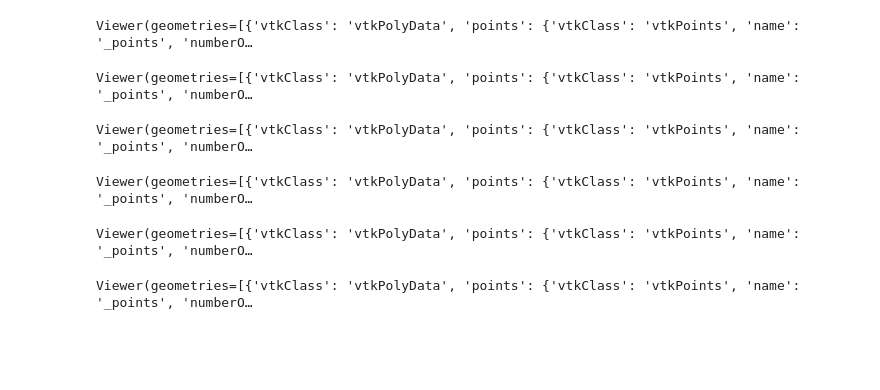
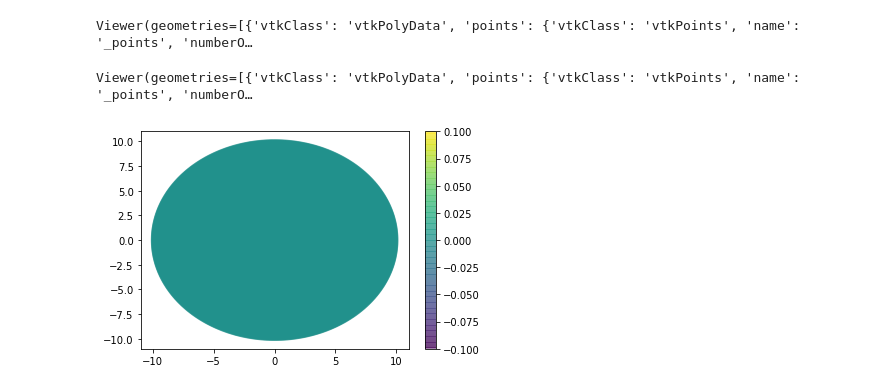
Before and after one commit to dr-kinder/electrodynamics, a Jupyter notebook: Working_Field_Midterm_Project_PHY330.ipynb, the cells around one changed output. Saved outputs shown, nothing was run; the diff lists cells and outputs as text; code cells hidden in the pictures; blank space fills up the shorter version.

```diff
--- a/Working_Field_Midterm_Project_PHY330.ipynb
+++ b/Working_Field_Midterm_Project_PHY330.ipynb
@@ -353,10 +299,7 @@ mesh, subdomains, boundaries = dolfinx.io.gmshio.model_to_mesh(
 gmsh.finalize()
 # %%
 # Plot the entire mesh.
-multiphenicsx.io.plot_mesh(mesh)
+# multiphenicsx.io.plot_mesh(mesh)
-# %% [output]
-Viewer(geometries=[{'vtkClass': 'vtkPolyData', 'points': {'vtkClass': 'vtkPoints', 'name': '_points', 'numberO…
-Viewer(geometries=[{'vtkClass': 'vtkPolyData', 'points': {'vtkClass': 'vtkPoints', 'name': '_points', 'numberO…
 # %%
 # Plot the subdomains that FEniCSx has identified.
 # There should only be one for this model.
@@ -366,10 +309,7 @@ Viewer(geometries=[{'vtkClass': 'vtkPolyData', 'points': {'vtkClass': 'vtkPoints
 Viewer(geometries=[{'vtkClass': 'vtkPolyData', 'points': {'vtkClass': 'vtkPoints', 'name': '_points', 'numberO…
 # %%
 # Inspect the boundaries of the elements and the system.
-multiphenicsx.io.plot_mesh_tags(boundaries)
+# multiphenicsx.io.plot_mesh_tags(boundaries)
-# %% [output]
-Viewer(geometries=[{'vtkClass': 'vtkPolyData', 'points': {'vtkClass': 'vtkPoints', 'name': '_points', 'numberO…
-Viewer(geometries=[{'vtkClass': 'vtkPolyData', 'points': {'vtkClass': 'vtkPoints', 'name': '_points', 'numberO…
 # %%
 # Define trial and test functions.
 V = dolfinx.fem.FunctionSpace(mesh, ("Lagrange", 2))
@@ -379,18 +319,22 @@ xC = 0
 yC = 0
 ds = 0.1
 Q = dolfinx.fem.Function(V)
+mu = dolfinx.fem.Function(V)
 
 # Get the list of materials.
 material_tags = np.unique(subdomains.values)
 
 Q.x.array[:] = 0.0
-
-for tag in material_tags:
-   cells = subdomains.find(tag)
-  # Set values for magnetic permiability & "magnetic charge" density
-   if tag == 3:
-        Q.x.array[cells] = np.full_like(cells, Q_Top, dtype=petsc4py.PETSc.ScalarType)
-   elif tag in range(5,7):
-        Q.x.array[cells] = np.full_like(cells, Q_Bot, dtype=petsc4py.PETSc.ScalarType)
-   else :
-        Q.x.array[cells] = np.full_like(cells, 0, dtype=petsc4py.PETSc.ScalarType)
+mu.x.array[:] = 0.0
+# %%
+coordinates = V.tabulate_dof_coordinates()
+x = coordinates[:,0]
+y = coordinates[:,1]
+import matplotlib.pyplot as plt
+Q_Vals = Q.x.array
+plt.Figure(figsize=(3, 3), dpi=80)
+cc = plt.scatter(x,y,s=10,c=Q_Vals,alpha=0.5)
+plt.colorbar(cc)
+plt.show()
+# %% [output]
+[figure, added]
```
Also changed, not shown: parts of 11 cells of this notebook.
